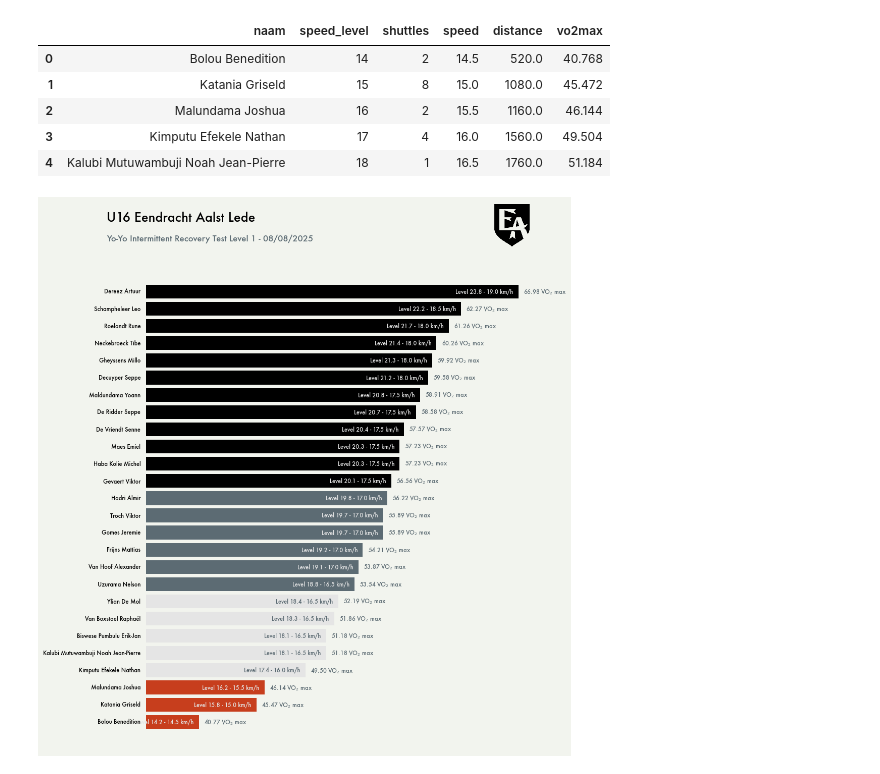
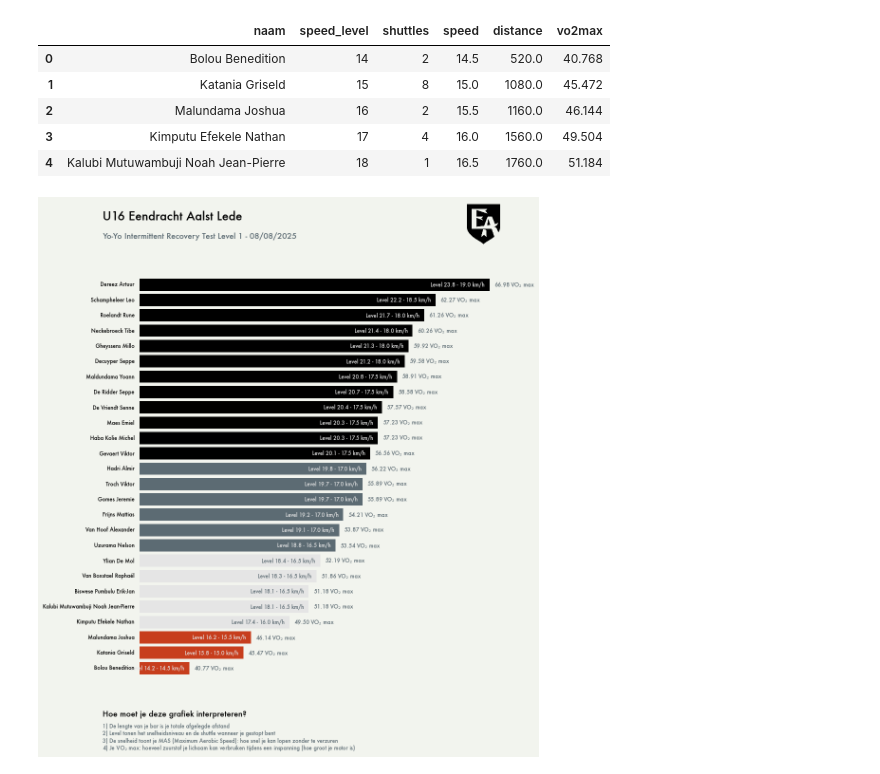
Before and after one commit to MarijnSt/yoyo-test-results, a Jupyter notebook: analyse_test.ipynb, the cells around one changed output. Cells and saved outputs as stored; diff of their text form; code cells hidden in the pictures.

Commit message:
feat: added legend with some info about the metrics

```diff
--- a/analyse_test.ipynb
+++ b/analyse_test.ipynb
@@ -182,8 +182,7 @@ df.head(5)
 | 4 | Kalubi Mutuwambuji Noah Jean-Pierre | 18 | 1 | 16.5 | 1760.0 | 51.184 |
 # %%
 # Set up plot
-fig, heading_ax, main_ax, legend_ax = setup_plot(figsize=(10, 15), title_height_ratio=0.05, legend_height_ratio=0)
-legend_ax.remove()
+fig, heading_ax, main_ax, legend_ax = setup_plot(figsize=(10, 15), title_height_ratio=0.05, legend_height_ratio=0.05)
 
 
 # HEADING
@@ -247,31 +246,41 @@ for i, row in df.iterrows():
     main_ax.text(distance - 50, i,
             f"Level {row['speed_level']}.{row['shuttles']} - {row['speed']} km/h",
             ha='right',
             va='center',
             fontweight='bold',
             fontsize=label_size,
             color=speed_level_color)
 
     # Plot vo2 max
     vo2max = row['vo2max']
     main_ax.text(distance + 50, i,
             f"{vo2max:.2f} VO$_{2}$ max",
             ha='left',
             va='center',
             fontweight='bold',
             fontsize=label_size,
             color=vo2max_color)
 
     # Plot custom player labels
     main_ax.text(-50, i,
             f"{player}",
             ha='right',
             va='center',
             fontsize=label_size,
             fontweight='bold')
 
+
+# PLOT LEGEND
+
+# Plot legend
+legend_ax.text(-0.1, 1.5, 'Hoe moet je deze grafiek interpreteren?', fontsize=p_size, ha='left', va='center')
+legend_ax.text(-0.1, 1, '1) De lengte van je bar is je totale afgelegde afstand', fontsize=label_size, ha='left', va='center', color=gray_color)
+legend_ax.text(-0.1, 0.7, '2) Level tonen het snelheidsniveau en de shuttle wanneer je gestopt bent', fontsize=label_size, ha='left', va='center', color=gray_color)
+legend_ax.text(-0.1, 0.4, '3) De snelheid toont je MAS (Maximum Aerobic Speed): hoe snel je kan lopen zonder te verzuren', fontsize=label_size, ha='left', va='center', color=gray_color)
+legend_ax.text(-0.1, 0.1, '4) Je VO$_{2}$ max: hoeveel zuurstof je lichaam kan verbruiken tijdens een inspanning (hoe groot je motor is)', fontsize=label_size, ha='left', va='center', color=gray_color)
+
 # Save and show plot
 save_plot(fig, 'yoyo_results_20250808.png')
 plt.show()
 # %% [output]
-[figure, old version]
+[figure, new version]
```
Also changed, not shown: 1 other file.
